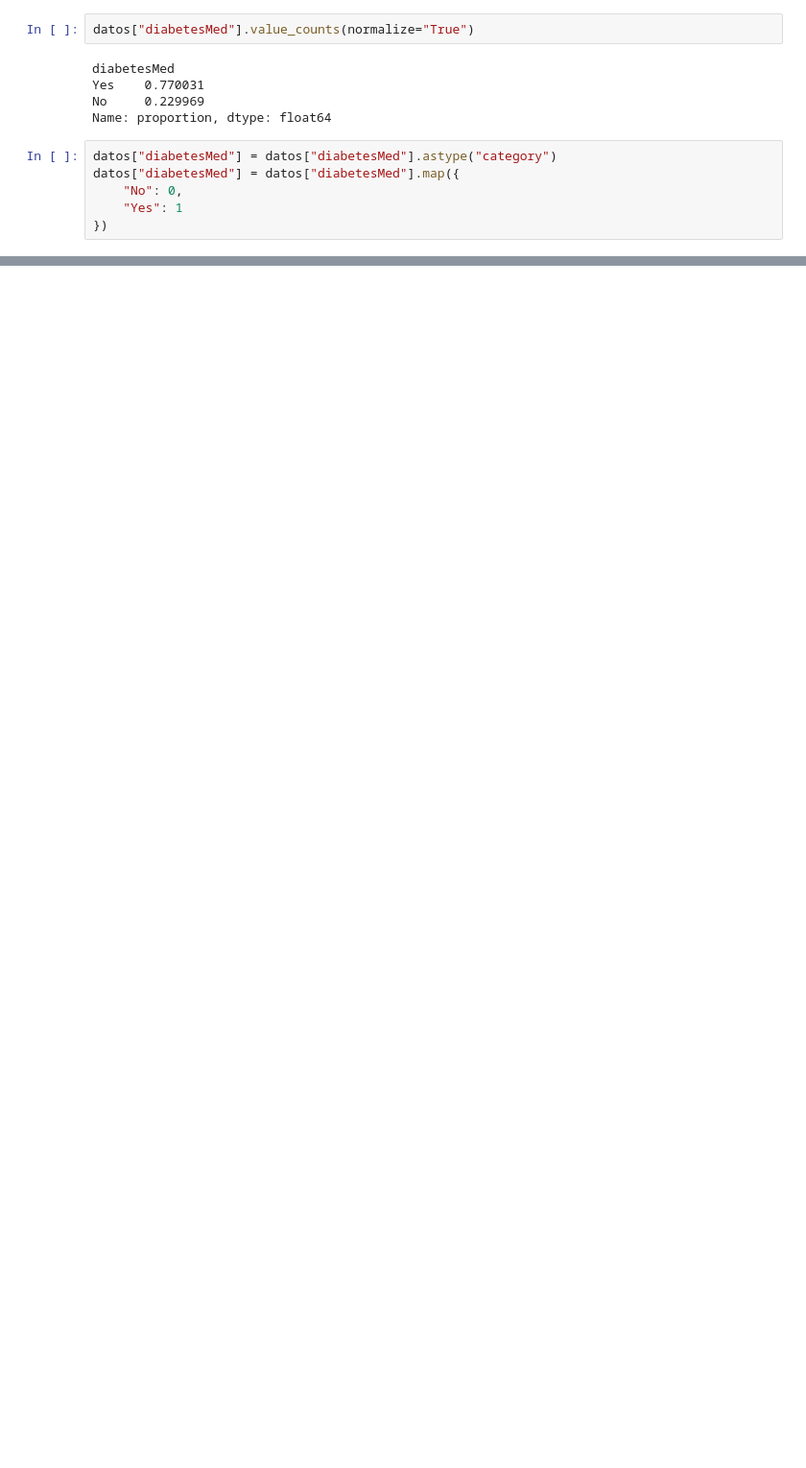
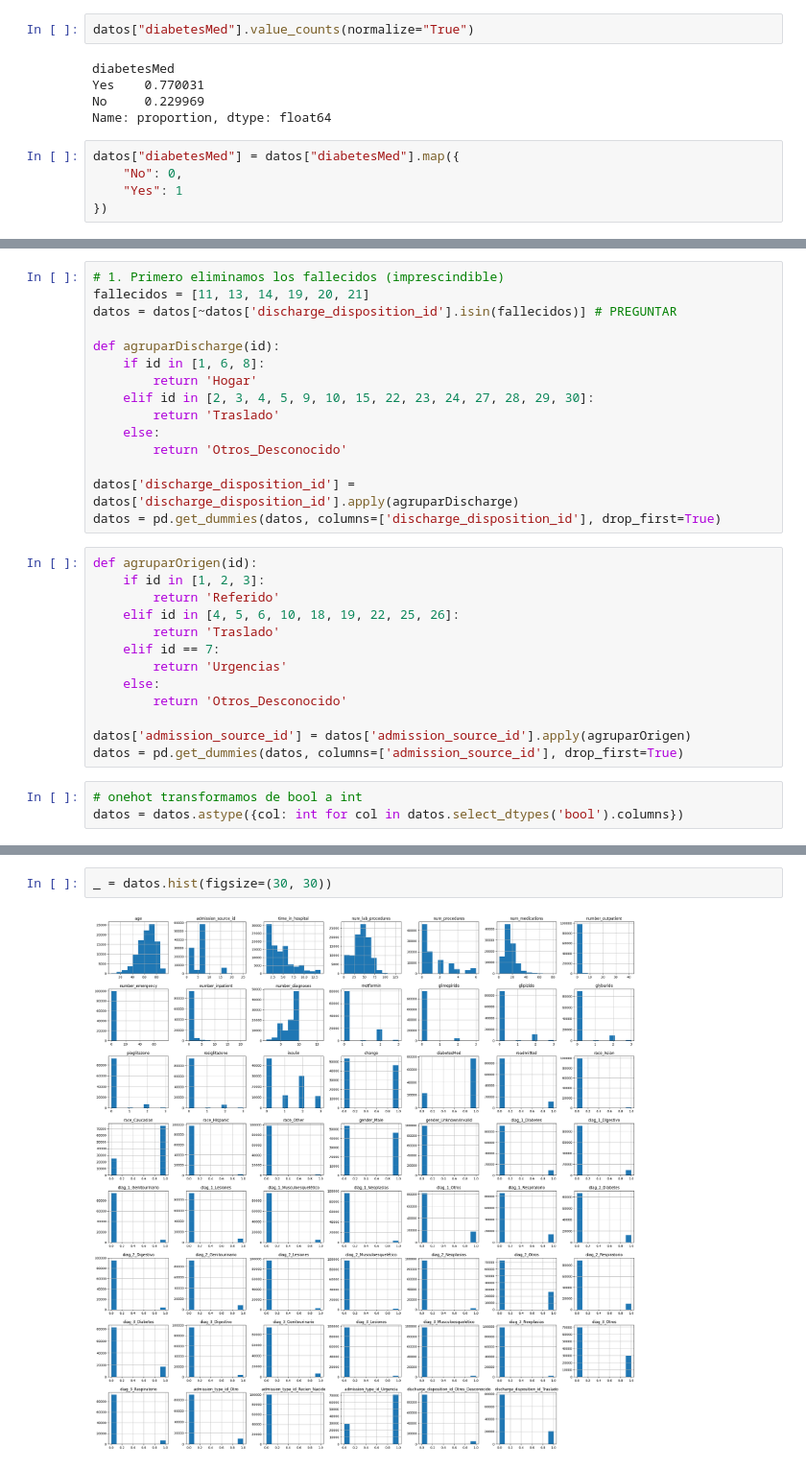
Before and after one commit to vicSA5/practica-an-lisis-de-datos-cl-nicos, a Jupyter notebook: pre-analisis.ipynb, the cells around one changed output, grey strips where cells are left out. Shown: that part at 96% size. Drawn from its saved outputs; the diff is of its cells as text; blank space fills up the shorter version.

```diff
--- a/pre-analisis.ipynb
+++ b/pre-analisis.ipynb
@@ -454,7 +446,6 @@ Yes    0.770031
 No     0.229969
 Name: proportion, dtype: float64
 # %%
-datos["diabetesMed"] = datos["diabetesMed"].astype("category")
 datos["diabetesMed"] = datos["diabetesMed"].map({
     "No": 0,
     "Yes": 1
@@ -470,0 +480,31 @@ Name: count, dtype: int64
+# %%
+# 1. Primero eliminamos los fallecidos (imprescindible)
+fallecidos = [11, 13, 14, 19, 20, 21]
+datos = datos[~datos['discharge_disposition_id'].isin(fallecidos)] # PREGUNTAR
+
+def agruparDischarge(id):
+    if id in [1, 6, 8]:
+        return 'Hogar'
+    elif id in [2, 3, 4, 5, 9, 10, 15, 22, 23, 24, 27, 28, 29, 30]:
+        return 'Traslado'
+    else:
+        return 'Otros_Desconocido'
+
+datos['discharge_disposition_id'] = datos['discharge_disposition_id'].apply(agruparDischarge)
+datos = pd.get_dummies(datos, columns=['discharge_disposition_id'], drop_first=True)
+# %%
+def agruparOrigen(id):
+    if id in [1, 2, 3]:
+        return 'Referido'
+    elif id in [4, 5, 6, 10, 18, 19, 22, 25, 26]:
+        return 'Traslado'
+    elif id == 7:
+        return 'Urgencias'
+    else:
+        return 'Otros_Desconocido'
+
+datos['admission_source_id'] = datos['admission_source_id'].apply(agruparOrigen)
+datos = pd.get_dummies(datos, columns=['admission_source_id'], drop_first=True)
+# %%
+# onehot transformamos de bool a int
+datos = datos.astype({col: int for col in datos.select_dtypes('bool').columns})
@@ -470,0 +533,4 @@ Name: count, dtype: int64
+# %%
+_ = datos.hist(figsize=(30, 30))
+# %% [output]
+[figure, added]
```
Also changed, not shown: parts of 14 cells of this notebook, 2 other files.
